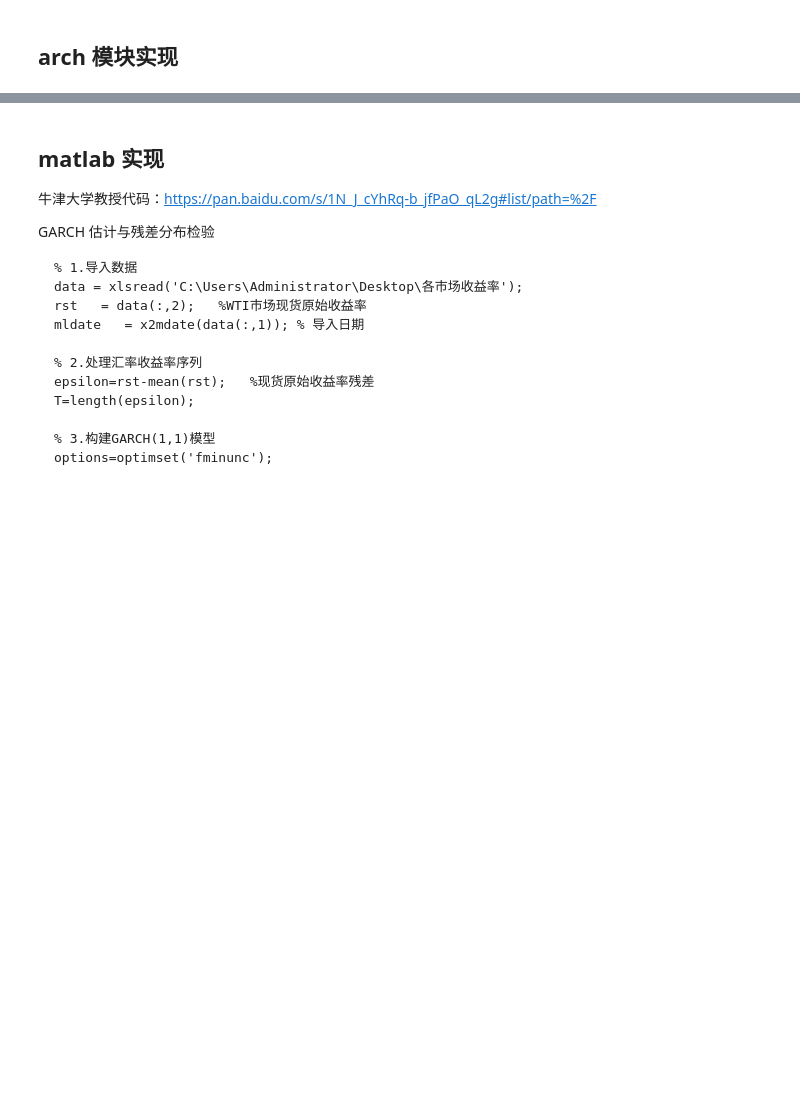
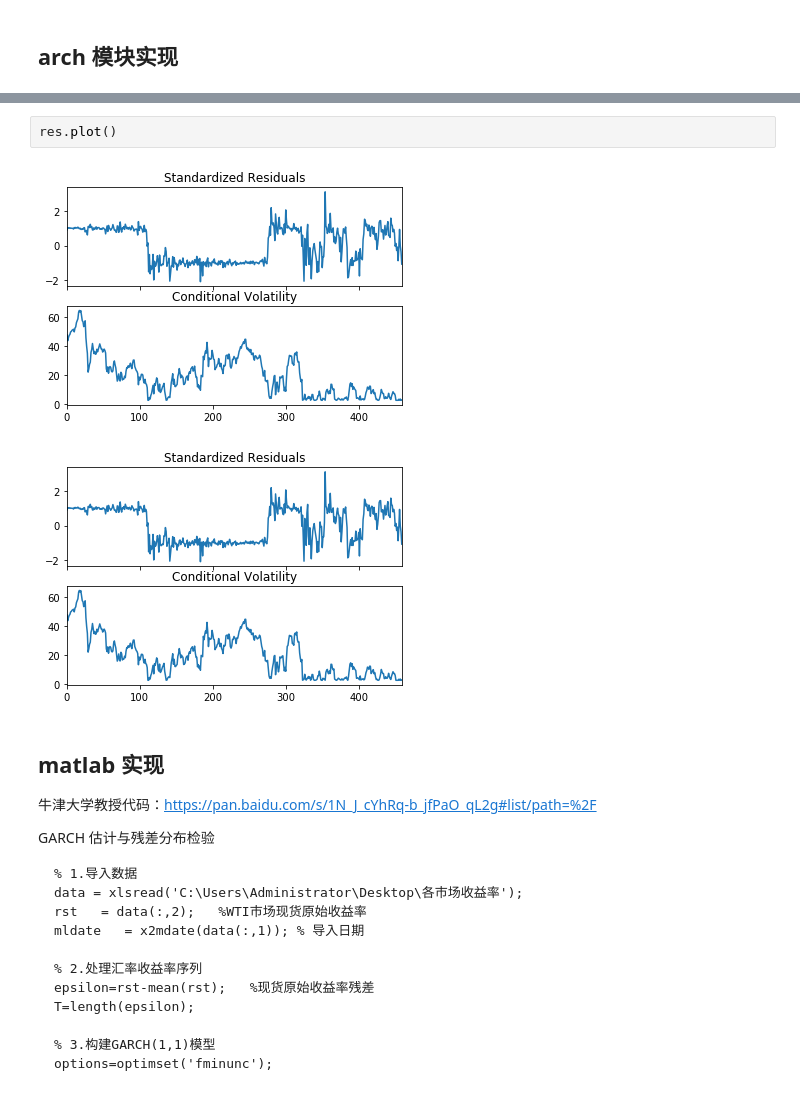
Before and after one commit to lei940324/econometrics, a Jupyter notebook: 金融时间序列/GARCH模型.ipynb, the cells around one changed output, grey strips where cells are left out. Saved outputs shown, nothing was run; the diff lists cells and outputs as text; blank space fills up the shorter version.

```diff
--- a/金融时间序列/GARCH模型.ipynb
+++ b/金融时间序列/GARCH模型.ipynb
@@ -96,6 +96,11 @@ Volatility Model
 | alpha[1] | 1.0000 | 0.121 | 8.237 | 1.770e-16 | [ 0.762, 1.238] |
 | beta[1] | 4.7296e-17 | 8.958e-02 | 5.280e-16 | 1.000 | [ -0.176, 0.176] |
 Covariance estimator: robust
+# %%
+res.plot()
+# %% [output]
+[figure, added]
+[figure, added]
 # %% [markdown]
 ## matlab 实现
 牛津大学教授代码：https://pan.baidu.com/s/1N_J_cYhRq-b_jfPaO_qL2g#list/path=%2F
```
Also changed, not shown: parts of 1 cell of this notebook, 3 other files.
